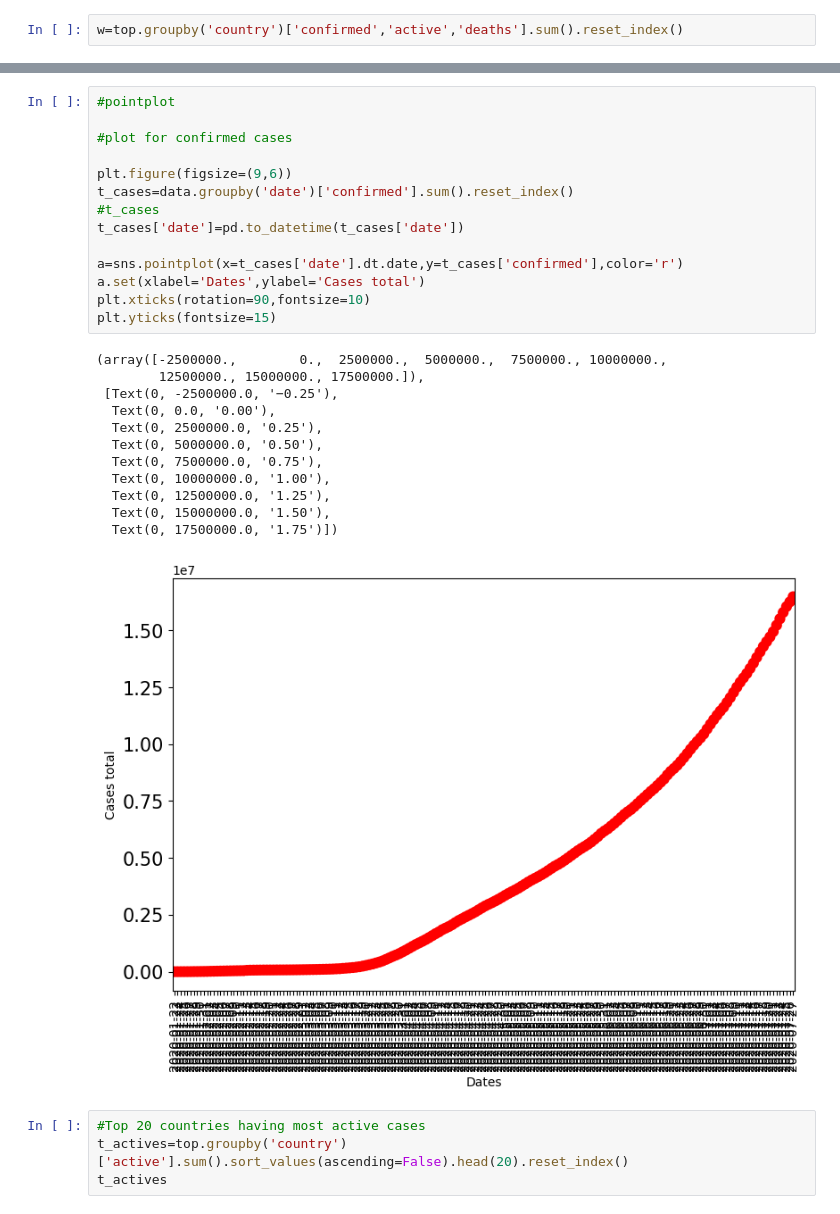
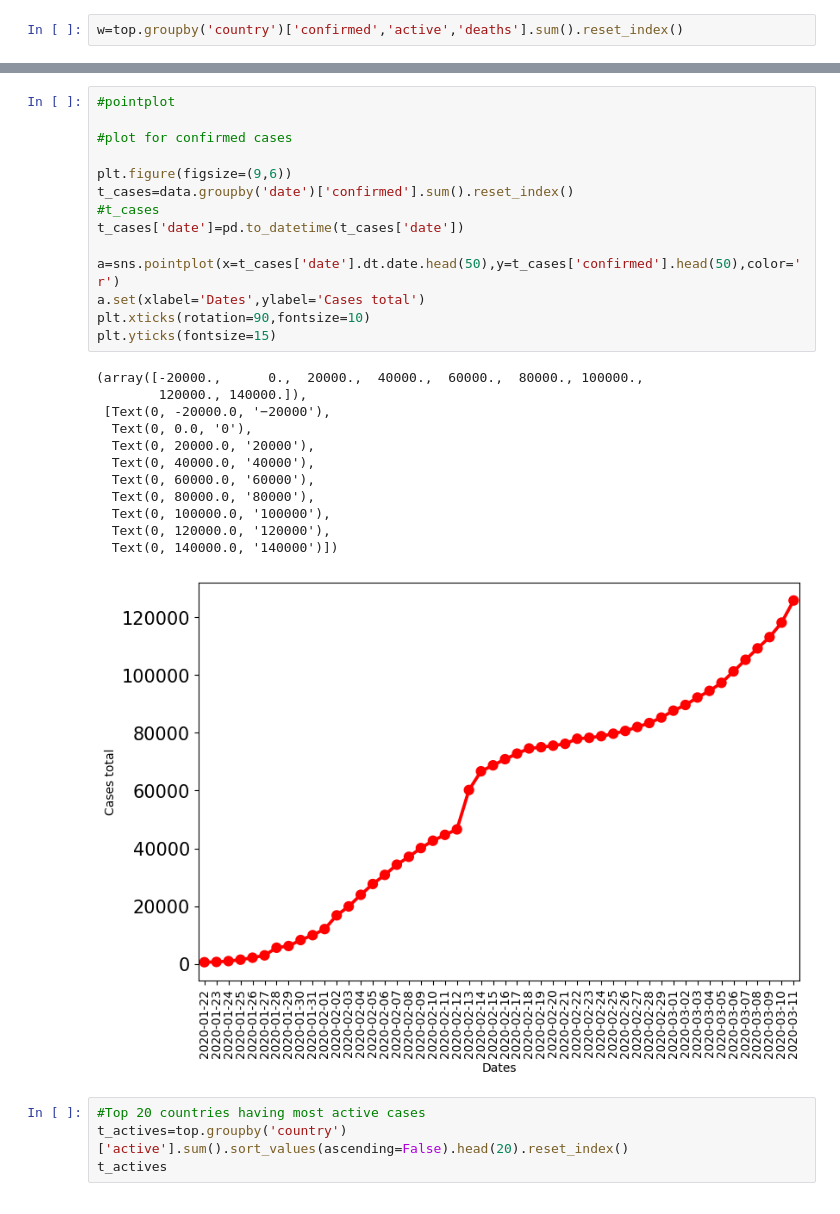
Before and after one commit to geee05/Case-Study-Covid19, a Jupyter notebook: Case_Study_on_Covid19.ipynb, the cells around one changed output, grey strips where cells are left out. Drawn from its saved outputs; the diff is of its cells as text.

```diff
--- a/Case_Study_on_Covid19.ipynb
+++ b/Case_Study_on_Covid19.ipynb
@@ -125,30 +119,30 @@ fig.show()
 # %%
 #pointplot
 
 #plot for confirmed cases
 
 plt.figure(figsize=(9,6))
 t_cases=data.groupby('date')['confirmed'].sum().reset_index()
 #t_cases
 t_cases['date']=pd.to_datetime(t_cases['date'])
 
-a=sns.pointplot(x=t_cases['date'].dt.date,y=t_cases['confirmed'],color='r')
+a=sns.pointplot(x=t_cases['date'].dt.date.head(50),y=t_cases['confirmed'].head(50),color='r')
 a.set(xlabel='Dates',ylabel='Cases total')
 plt.xticks(rotation=90,fontsize=10)
 plt.yticks(fontsize=15)
 # %% [output]
-(array([-2500000.,        0.,  2500000.,  5000000.,  7500000., 10000000.,
-        12500000., 15000000., 17500000.]),
- [Text(0, -2500000.0, '−0.25'),
-  Text(0, 0.0, '0.00'),
-  Text(0, 2500000.0, '0.25'),
-  Text(0, 5000000.0, '0.50'),
-  Text(0, 7500000.0, '0.75'),
-  Text(0, 10000000.0, '1.00'),
-  Text(0, 12500000.0, '1.25'),
-  Text(0, 15000000.0, '1.50'),
-  Text(0, 17500000.0, '1.75')])
+(array([-20000.,      0.,  20000.,  40000.,  60000.,  80000., 100000.,
+        120000., 140000.]),
+ [Text(0, -20000.0, '−20000'),
+  Text(0, 0.0, '0'),
+  Text(0, 20000.0, '20000'),
+  Text(0, 40000.0, '40000'),
+  Text(0, 60000.0, '60000'),
+  Text(0, 80000.0, '80000'),
+  Text(0, 100000.0, '100000'),
+  Text(0, 120000.0, '120000'),
+  Text(0, 140000.0, '140000')])
-[figure, old version]
+[figure, new version]
 # %%
 #Top 20 countries having most active cases
 t_actives=top.groupby('country')['active'].sum().sort_values(ascending=False).head(20).reset_index()
```
Also changed, not shown: parts of 7 cells of this notebook.
